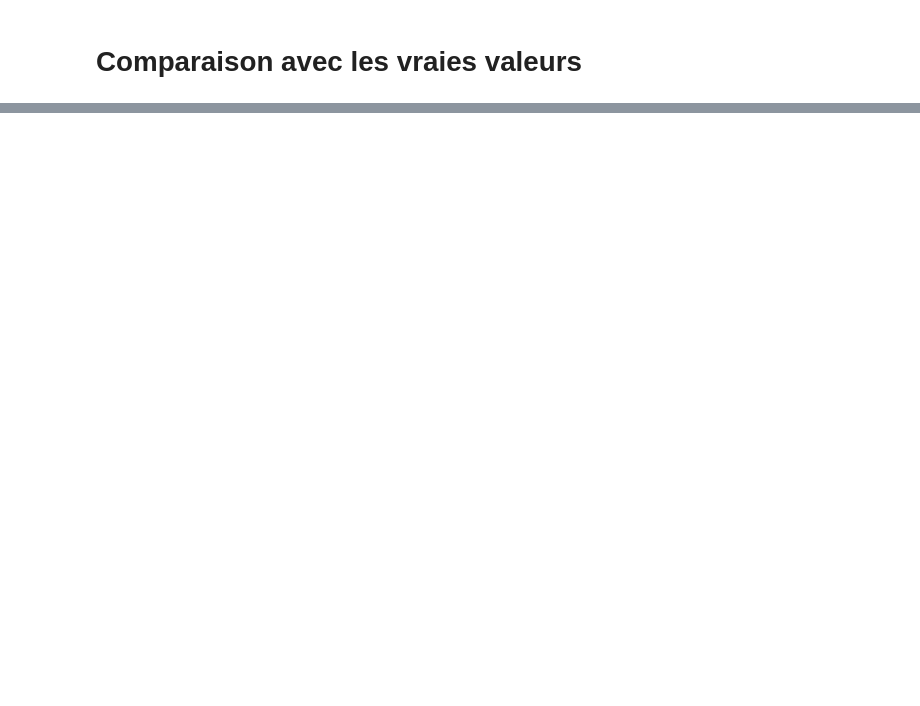
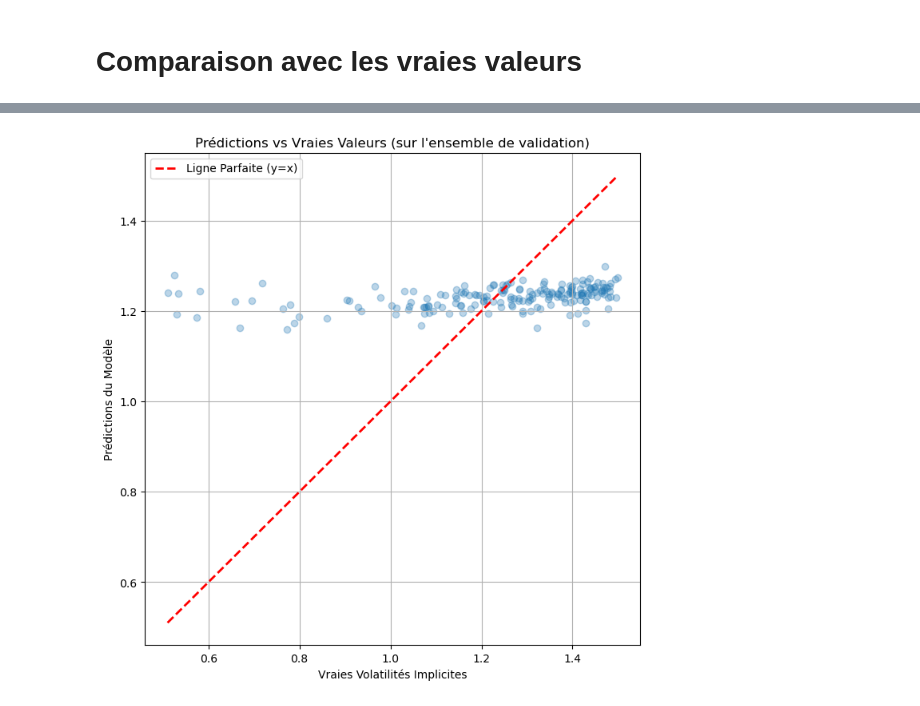
Before and after one commit to Alexis-Schneider/modele_Heston, a Jupyter notebook: calibration_modele_Heston.ipynb, the cells around one changed output, grey strips where cells are left out. Cells and saved outputs as stored; diff of their text form; code cells hidden in the pictures; blank space fills up the shorter version.

```diff
--- a/calibration_modele_Heston.ipynb
+++ b/calibration_modele_Heston.ipynb
@@ -509,0 +838,19 @@ Coefficient de détermination (R²) sur l'ensemble de validation: 0.97256
+# %%
+# ===================================================================
+# ÉTAPE 6 : ENTRAÎNEMENT DU PRICER
+# ===================================================================
+callbacks = [
+    EarlyStopping(monitor='val_loss', patience=10, restore_best_weights=True),
+    ReduceLROnPlateau(monitor='val_loss', factor=0.5, patience=5)
+]
+
+# --- LIGNE CORRIGÉE ---
+# On passe pricer_model à la fonction fit
+history = pricer_model.fit(
+    X_train_scaled, y_train_scaled,
+    validation_data=(X_val_scaled, y_val_scaled),
+    epochs=100,
+    batch_size=512,
+    callbacks=callbacks,
+    verbose=1
+)
@@ -509,0 +875,80 @@ Coefficient de détermination (R²) sur l'ensemble de validation: 0.97256
+# %%
+# ===================================================================
+# ÉTAPE 7 : ÉVALUATION FINALE ET CALCUL DE GRECQUES SUR DONNÉES VALIDES
+# ===================================================================
+from sklearn.metrics import mean_absolute_error, r2_score
+import pandas as pd
+
+print("\n--- ÉVALUATION DE LA PRÉCISION DU PRICER ---")
+# Faire des prédictions sur l'ensemble de validation
+Y_pred_scaled = pricer_model.predict(X_val_scaled)
+
+# Inverser la mise à l'échelle pour avoir des valeurs interprétables !
+Y_pred = y_scaler.inverse_transform(Y_pred_scaled)
+
+# Créer le graphique
+plt.figure(figsize=(8, 8))
+plt.scatter(y_val, Y_pred, alpha=0.3)
+plt.plot([y_val.min(), y_val.max()], [y_val.min(), y_val.max()], '--r', linewidth=2, label='Ligne Parfaite (y=x)')
+plt.xlabel("Vraies Volatilités Implicites")
+plt.ylabel("Prédictions du Modèle")
+plt.title("Prédictions vs Vraies Valeurs (sur l'ensemble de validation)")
+plt.legend()
+plt.grid(True)
+plt.show()
+
+# Calculer les erreurs finales SUR LES VALEURS DÉNORMALISÉES
+mae = mean_absolute_error(y_val, Y_pred)
+r2 = r2_score(y_val, Y_pred)
+print(f"Erreur Absolue Moyenne (MAE) sur les vraies valeurs : {mae:.5f}")
+print(f"  -> Interprétation : En moyenne, la prédiction d'IV s'écarte de {mae*100:.2f} % (e.g., prédit 25.5% au lieu de 25%).")
+print(f"Coefficient de détermination (R²) : {r2:.5f}")
+
+
+print("\n--- CALCUL DES GRECQUES PAR DIFFÉRENTIATION AUTOMATIQUE ---")
+
+# --- LIGNE CORRIGÉE ---
+# On va utiliser un point de données RÉEL de l'ensemble de validation
+# pour s'assurer que les inputs sont réalistes.
+idx_test = 50 # Choisir un indice au hasard
+X_test_sample = X_val[idx_test] # Utiliser X_val, pas X_val_full
+y_test_sample_true_iv = y_val[idx_test]
+
+# Recréer les inputs pour la fonction TF à partir de cet échantillon
+params_tf = tf.constant([X_test_sample[:5]], dtype=tf.float32) # Paramètres Heston
+log_m_tf = tf.constant([[X_test_sample[5]]], dtype=tf.float32) # Log-moneyness
+T_tf = tf.constant([[X_test_sample[6]]], dtype=tf.float32)    # Maturité
+
+# Extraire les paramètres du scaler
+x_scaler_mean_tf = tf.constant(x_scaler.mean_, dtype=tf.float32)
+x_scaler_scale_tf = tf.constant(x_scaler.scale_, dtype=tf.float32)
+y_scaler_mean_tf = tf.constant(y_scaler.mean_, dtype=tf.float32)
+y_scaler_scale_tf = tf.constant(y_scaler.scale_, dtype=tf.float32)
+
+@tf.function
+def predict_iv_tf(params_heston, log_moneyness, T):
+    model_input = tf.concat([params_heston, log_moneyness, T], axis=1)
+    input_scaled = (model_input - x_scaler_mean_tf) / x_scaler_scale_tf
+    iv_scaled = pricer_model(input_scaled)
+    iv = iv_scaled * y_scaler_scale_tf + y_scaler_mean_tf
+    return tf.squeeze(iv)
+
+# Calculer les gradients sur ce point de données réel
+with tf.GradientTape(persistent=True) as tape:
+    tape.watch(log_m_tf)
+    tape.watch(params_tf)
+    predicted_iv = predict_iv_tf(params_tf, log_m_tf, T_tf)
+
+grad_iv_log_m = tape.gradient(predicted_iv, log_m_tf)
+grad_iv_v0 = tape.gradient(predicted_iv, params_tf)
+vega_nn = grad_iv_v0[0][0]
+
+print(f"Analyse pour un échantillon de l'ensemble de validation :")
+print(pd.DataFrame([X_test_sample], columns=['v0', 'kappa', 'theta', 'gamma', 'rho', 'log_m', 'T']).to_string(index=False))
+print("-" * 50)
+print(f"  - Vraie Volatilité Implicite (Oracle) : {y_test_sample_true_iv:.4f}")
+print(f"  - Volatilité Implicite Prédite         : {predicted_iv.numpy():.4f}")
+print("-" * 50)
+print(f"  - Dérivée de l'IV / log-moneyness (proxy de 'Slope') : {grad_iv_log_m.numpy()[0][0]:.4f}")
+print(f"  - Vega Neuronal (sensibilité de l'IV à v0)         : {vega_nn.numpy():.4f}")
+# %% [output]
@@ -509,0 +957 @@ Coefficient de détermination (R²) sur l'ensemble de validation: 0.97256
+[figure, added]
```
Also changed, not shown: parts of 34 cells of this notebook.
